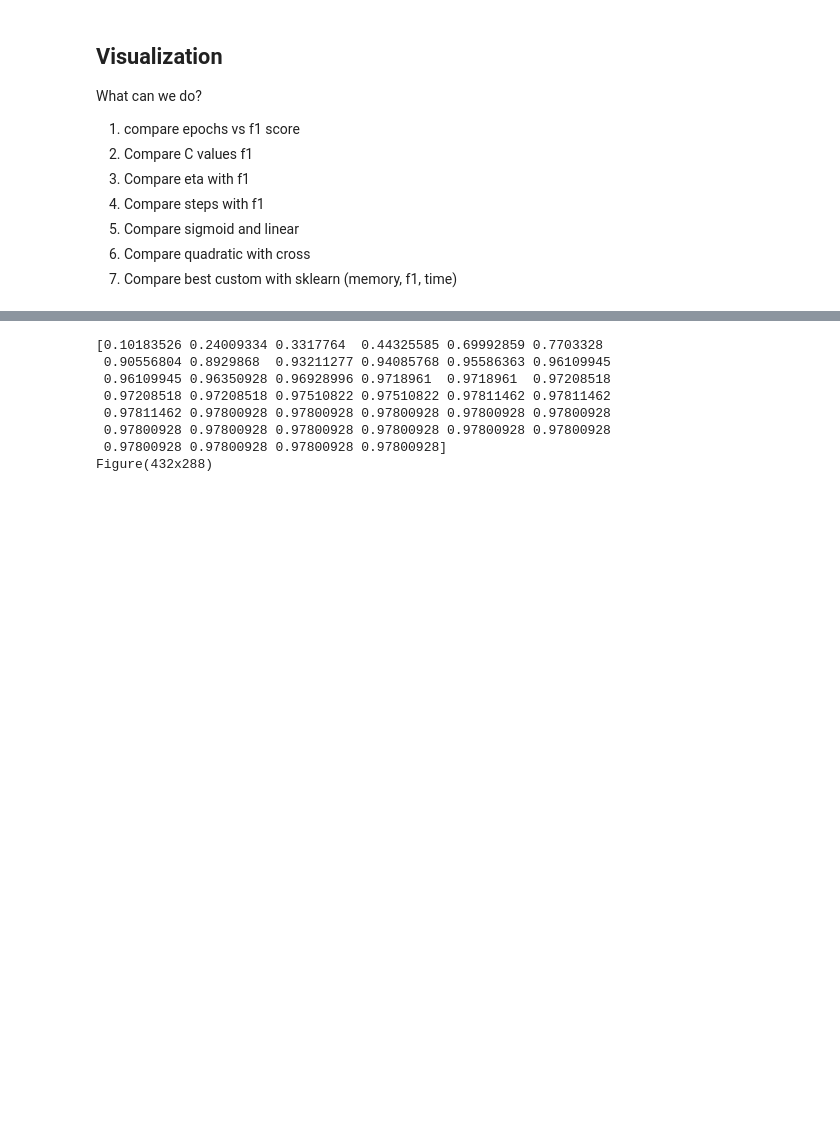
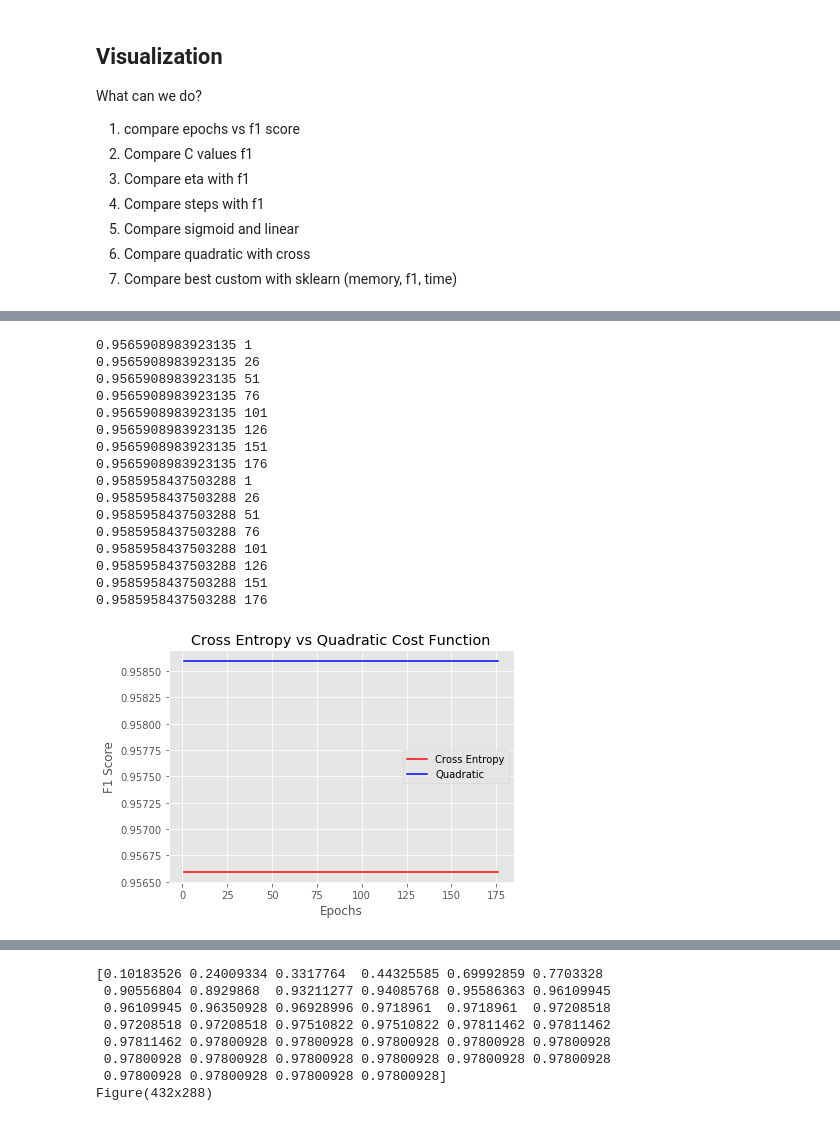
Before and after one commit to Hd0702/CSE5324, a Jupyter notebook: A4/Lab4.ipynb, the cells around one changed output, grey strips where cells are left out. Drawn from its saved outputs; the diff is of its cells as text; code cells hidden in the pictures; blank space fills up the shorter version.

```diff
--- a/A4/Lab4.ipynb
+++ b/A4/Lab4.ipynb
@@ -483,0 +582,66 @@ What can we do?
+# %%
+def calc_epochs(params, X_train, y_train, X_test, y_test):
+    epochs = []
+    for epoch in list(range(1, 200, 25)):
+        nn = TwoLayerPerceptronVectorized(**params)
+        nn.fit(X_train, y_train)
+        yhat = nn.predict(X_test)
+        score1 = f1_score(y_test, yhat, average='macro')
+        epochs.append([score1, epoch])
+#         print(score1, epoch)
+    return epochs
+# %%
+from sklearn.metrics import make_scorer, accuracy_score
+from sklearn.metrics import precision_score, recall_score, f1_score
+
+params = dict(n_hidden=50,
+                  C=0.1,  # tradeoff L2 regularizer
+                  epochs=epoch, # iterations
+                  eta=0.001,  # learning rate
+                  random_state=1,
+                  steps=4,
+                  phi="sigmoid",
+                  cost="cross")
+epochs_cross = calc_epochs(params, X_train, y_train, X_test, y_test)
+epochs_cross = np.array(epochs_cross)
+
+params = dict(n_hidden=50,
+                  C=0.1,  # tradeoff L2 regularizer
+                  epochs=epoch, # iterations
+                  eta=0.001,  # learning rate
+                  random_state=1,
+                  steps=4,
+                  phi="sigmoid",
+                  cost="quad")
+epochs_quad = calc_epochs(params, X_train, y_train, X_test, y_test)
+epochs_quad = np.array(epochs_quad)
+
+plt.style.use('ggplot')
+
+plt.plot(epochs_cross[:,1], epochs_cross[:,0], color='red',label='Cross Entropy')
+plt.plot(epochs_quad[:,1], epochs_quad[:,0], color='blue',label='Quadratic')
+plt.ylabel('F1 Score')
+plt.xlabel('Epochs')
+plt.tight_layout()
+plt.legend(loc='best')
+plt.grid(True)
+plt.title("Cross Entropy vs Quadratic Cost Function")
+plt.show()
+# %% [output]
+0.9565908983923135 1
+0.9565908983923135 26
+0.9565908983923135 51
+0.9565908983923135 76
+0.9565908983923135 101
+0.9565908983923135 126
+0.9565908983923135 151
+0.9565908983923135 176
+0.9585958437503288 1
+0.9585958437503288 26
+0.9585958437503288 51
+0.9585958437503288 76
+0.9585958437503288 101
+0.9585958437503288 126
+0.9585958437503288 151
+0.9585958437503288 176
+[figure, added]
```
Also changed, not shown: parts of 30 cells of this notebook.
